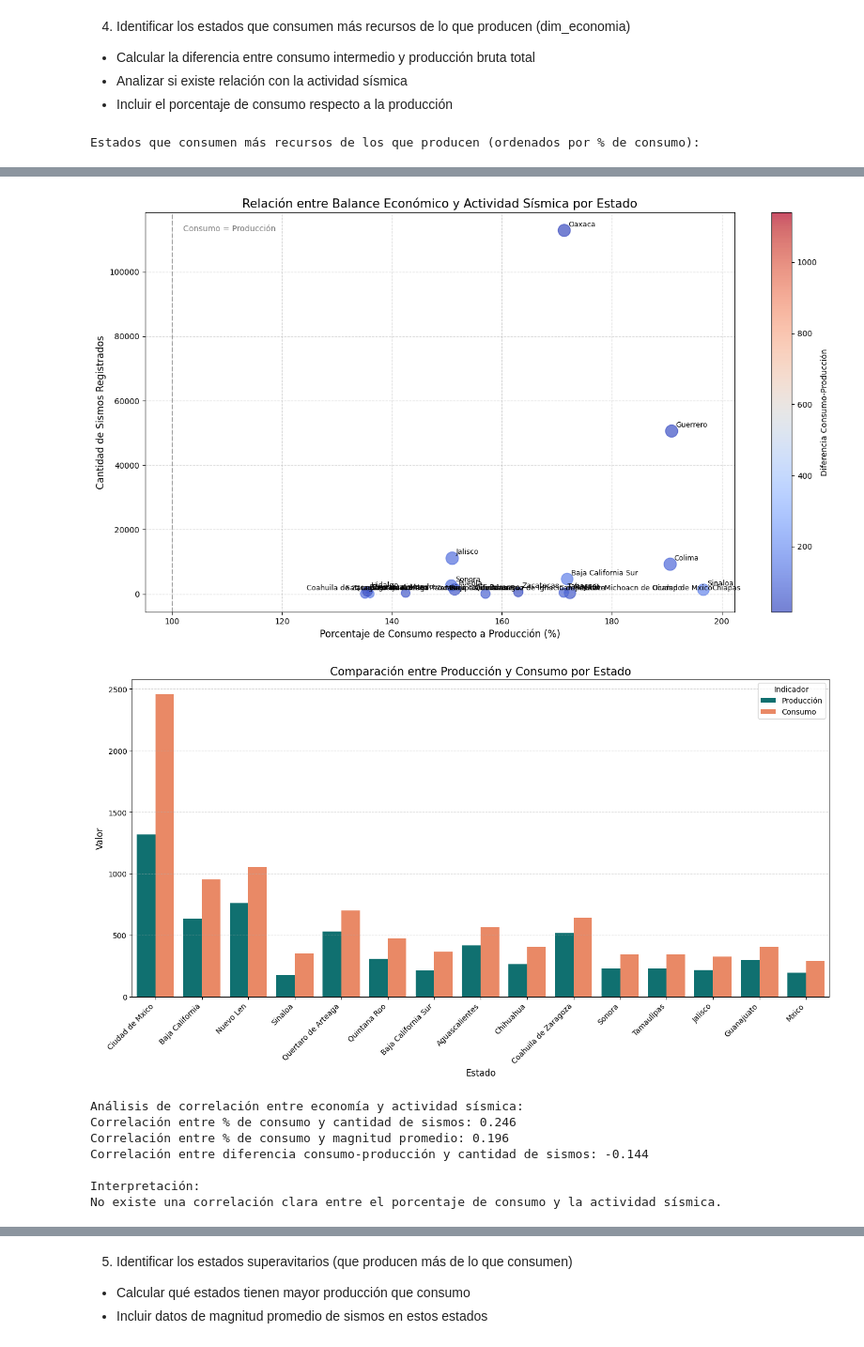
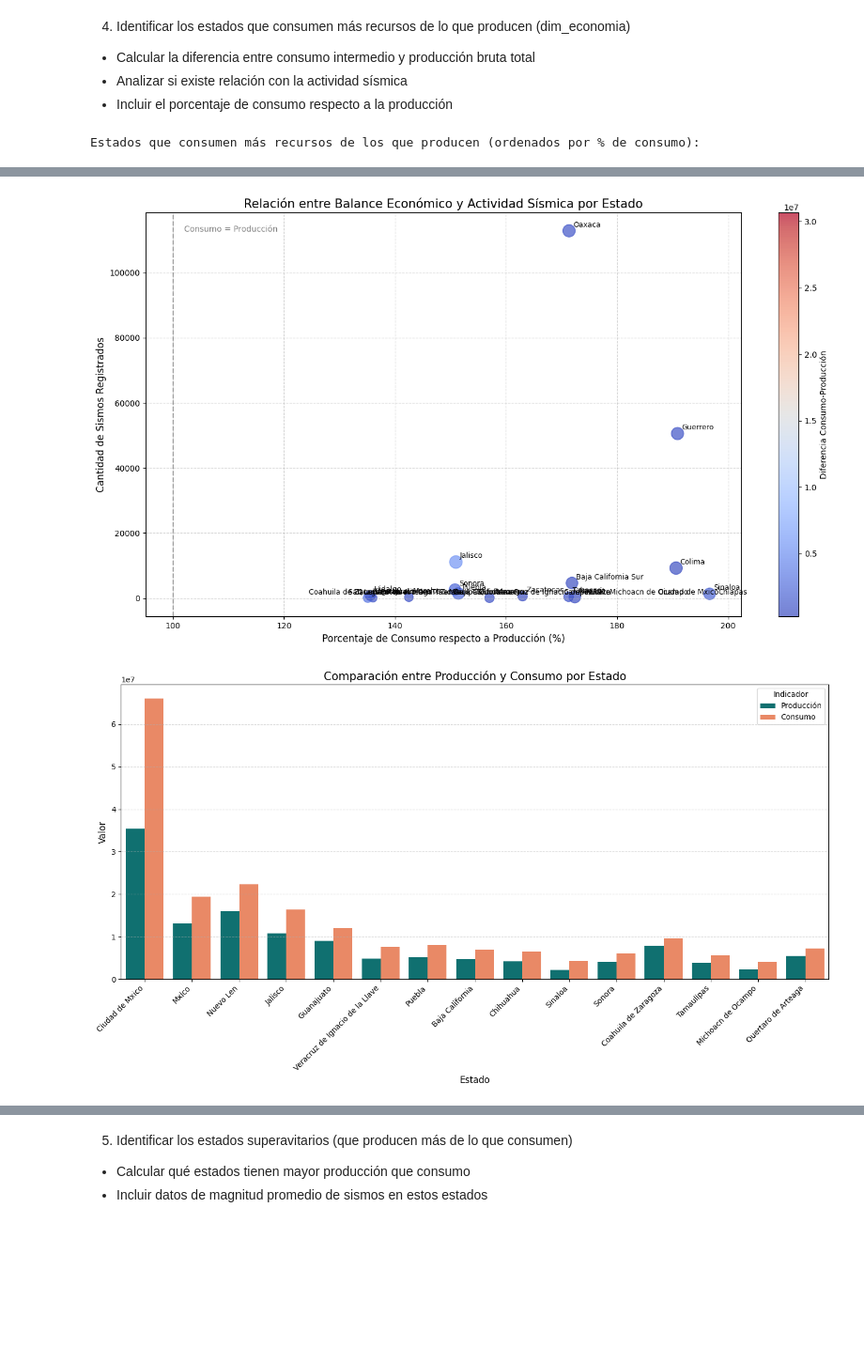
Before and after one commit to Pinedah/bda-p2-datawarehouse, a Jupyter notebook: datawarehouse.ipynb, the cells around one changed output, grey strips where cells are left out. Shown at 94% size. Drawn from its saved outputs; the diff is of its cells as text; code cells hidden in the pictures; blank space fills up the shorter version.

Commit message:
correccion dimension economia en produccion bruta total y consumos

```diff
--- a/datawarehouse.ipynb
+++ b/datawarehouse.ipynb
@@ -722,7 +722,7 @@ columnas_estado = [
 data_economia_clean_estado = data_economia_clean[columnas_estado]
 
 # Agrupar por estado (nombre_entidad) y calcular la media para las columnas numéricas
-data_economia_clean_estado = data_economia_clean_estado.groupby("nombre_entidad").mean().reset_index()
+data_economia_clean_estado = data_economia_clean_estado.groupby("nombre_entidad").sum().reset_index()
 
 # Mostrar el resultado
 data_economia_clean_estado
@@ -2721,37 +2569,6 @@ plt.grid(axis='y', linestyle='--', alpha=0.5)
 plt.legend(title='Indicador')
 plt.tight_layout()
 plt.show()
-
-# 7. Análisis de correlación: ¿Existe relación entre el déficit económico y la actividad sísmica?
-# Calcular coeficientes de correlación
-corr_porcentaje_cantidad = economia_sismos['porcentaje_consumo'].corr(economia_sismos['cantidad_sismos'])
-corr_porcentaje_magnitud = economia_sismos['porcentaje_consumo'].corr(economia_sismos['magnitud_promedio'])
-corr_diferencia_cantidad = economia_sismos['diferencia_consumo_produccion'].corr(economia_sismos['cantidad_sismos'])
-
-print("\nAnálisis de correlación entre economía y actividad sísmica:")
-print(f"Correlación entre % de consumo y cantidad de sismos: {corr_porcentaje_cantidad:.3f}")
-print(f"Correlación entre % de consumo y magnitud promedio: {corr_porcentaje_magnitud:.3f}")
-print(f"Correlación entre diferencia consumo-producción y cantidad de sismos: {corr_diferencia_cantidad:.3f}")
-
-# Interpretación automática
-print("\nInterpretación:")
-if abs(corr_porcentaje_cantidad) > 0.5:
-    print(f"Existe una correlación {['negativa', 'positiva'][corr_porcentaje_cantidad > 0]} significativa entre el porcentaje de consumo y la actividad sísmica.")
-elif abs(corr_porcentaje_cantidad) > 0.3:
-    print(f"Existe una correlación {['negativa', 'positiva'][corr_porcentaje_cantidad > 0]} moderada entre el porcentaje de consumo y la actividad sísmica.")
-else:
-    print("No existe una correlación clara entre el porcentaje de consumo y la actividad sísmica.")
-
-# 8. Heatmap de correlación para visualizar las relaciones
-plt.figure(figsize=(10, 8))
-corr_vars = ['produccion_bruta_total', 'consumo_intermedio', 'diferencia_consumo_produccion',
-             'porcentaje_consumo', 'cantidad_sismos', 'magnitud_promedio', 'magnitud_maxima']
-corr_matrix = economia_sismos[corr_vars].corr()
-
-sns.heatmap(corr_matrix, annot=True, cmap='coolwarm', linewidths=0.5, fmt='.2f')
-plt.title('Matriz de Correlación: Variables Económicas vs. Actividad Sísmica', fontsize=14)
-plt.tight_layout()
-plt.show()
 # %% [output]
 Estados que consumen más recursos de los que producen (ordenados por % de consumo):
 |  | nombre_entidad | produccion_bruta_total | consumo_intermedio | diferencia_consumo_produccion | porcentaje_consumo | ... |
@@ -2774,9 +2591,2 @@ Estados que consumen más recursos de los que producen (ordenados por % de consu
-[figure, old version]
+[figure, new version]
-[figure, old version]
+[figure, new version]
-Análisis de correlación entre economía y actividad sísmica:
-Correlación entre % de consumo y cantidad de sismos: 0.246
-Correlación entre % de consumo y magnitud promedio: 0.196
-Correlación entre diferencia consumo-producción y cantidad de sismos: -0.144
-
-Interpretación:
-No existe una correlación clara entre el porcentaje de consumo y la actividad sísmica.
```
Also changed, not shown: parts of 20 cells of this notebook, 1 other file.
